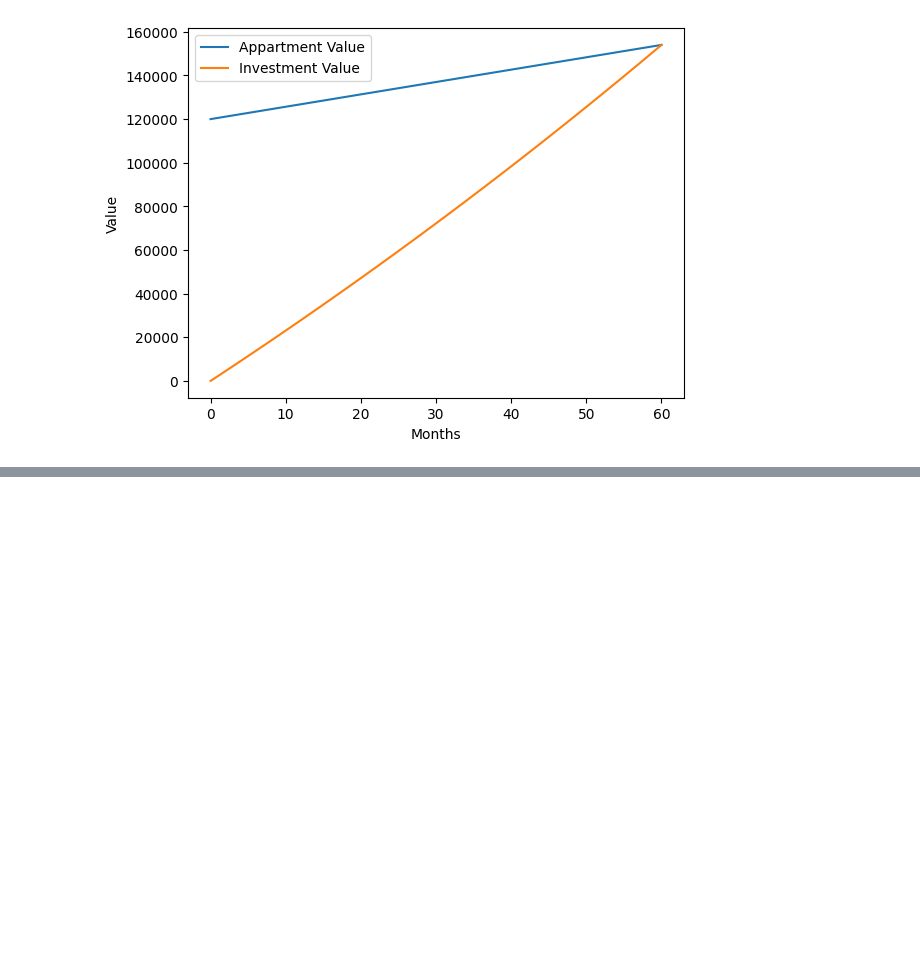
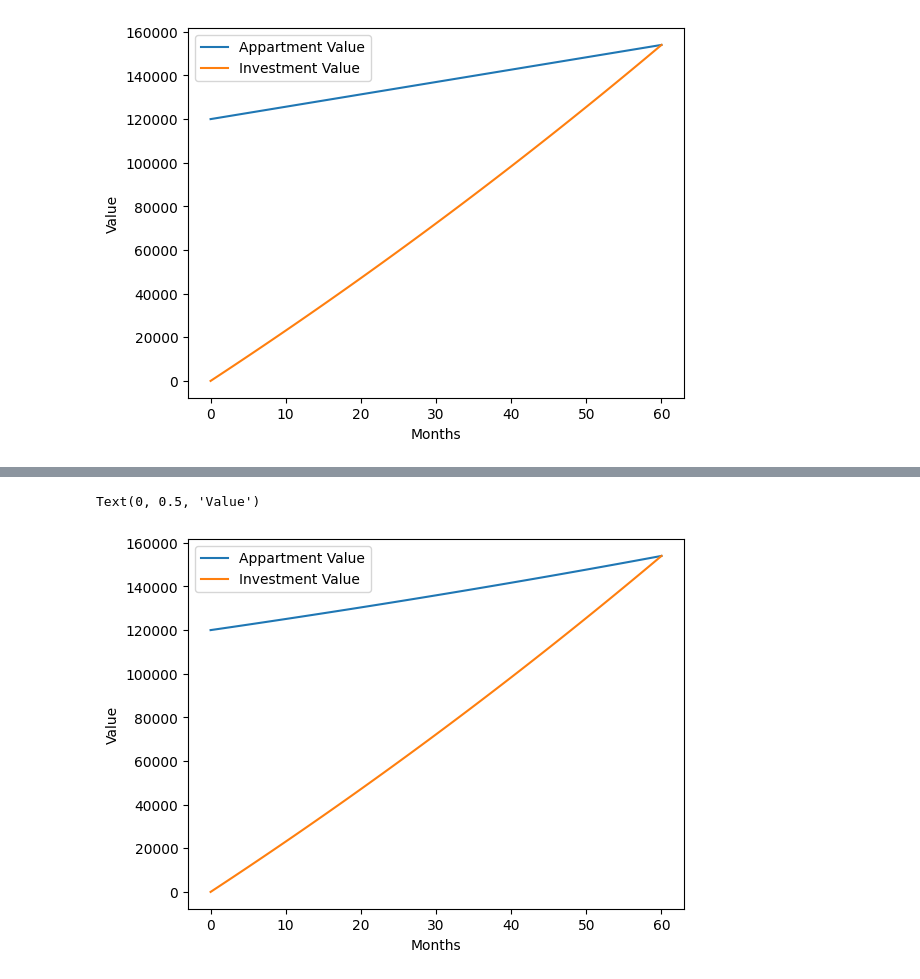
Before and after one commit to pogmac/M07_06_Interest_Task, a Jupyter notebook: M07_AppartmentPurchase.ipynb, the cells around one changed output, grey strips where cells are left out. Saved outputs shown, nothing was run; the diff lists cells and outputs as text; code cells hidden in the pictures; blank space fills up the shorter version.

```diff
--- a/M07_AppartmentPurchase.ipynb
+++ b/M07_AppartmentPurchase.ipynb
@@ -111,0 +128,2 @@ Text(0, 0.5, 'Value')
+# %%
+periods = np.arange(1,nper+1, dtype = float)
@@ -111,0 +157,5 @@ Text(0, 0.5, 'Value')
+# %%
+pmt = npf.pmt(rateFreq,nper,0,fv,1)
+for i in range(len(periods)):
+    periods[i] = -pmt*(1+rateFreq)**(i+1)
+periods
@@ -111,0 +182,5 @@ Text(0, 0.5, 'Value')
+# %%
+investment = np.cumsum(periods)
+investment = np.append(investment,([0]))
+investment.sort()
+investment
@@ -111,0 +204,7 @@ Text(0, 0.5, 'Value')
+# %%
+imval = np.ones(60)
+for i in range(len(imval)):
+    imval[i] = pv*(1+rateFreq)**(i+1)
+imval = np.append(imval,([120000]))
+imval.sort()
+imval
@@ -111,0 +228,9 @@ Text(0, 0.5, 'Value')
+# %%
+plt.plot(imval,label='Appartment Value')
+plt.plot(investment,label='Investment Value')
+plt.legend()
+plt.xlabel('Months')
+plt.ylabel('Value')
+# %% [output]
+Text(0, 0.5, 'Value')
+[figure, added]
```
Also changed, not shown: parts of 11 cells of this notebook.
